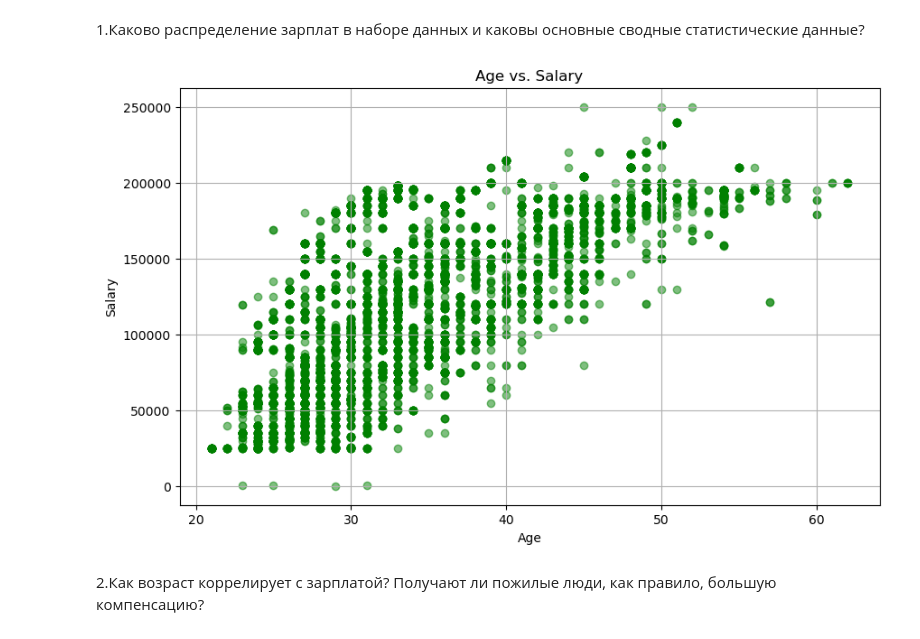
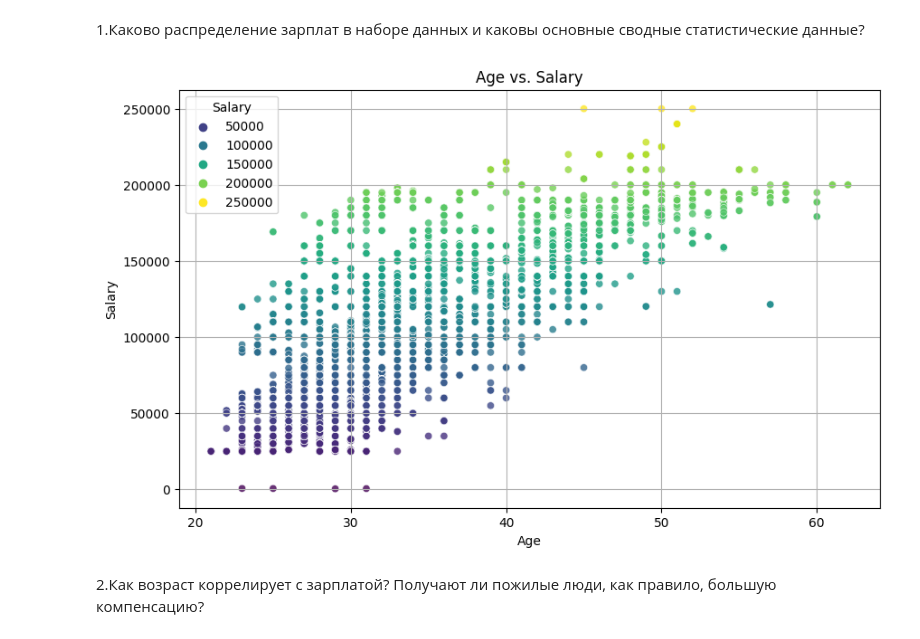
Before and after one commit to Gontafi/Salary_data_analys, a Jupyter notebook: project.ipynb, the cells around one changed output. Drawn from its saved outputs; the diff is of its cells as text; code cells hidden in the pictures.

```diff
--- a/project.ipynb
+++ b/project.ipynb
@@ -87,13 +99,14 @@ plt.show()
 1.Каково распределение зарплат в наборе данных и каковы основные сводные статистические данные?
 # %%
 plt.figure(figsize=(10, 6))
-plt.scatter(df["Age"], df["Salary"], c='green', alpha=0.5)
+sns.scatterplot(x='Age', y='Salary', data=df, hue='Salary', palette='viridis', alpha=0.8)
 plt.title('Age vs. Salary')
 plt.xlabel('Age')
 plt.ylabel('Salary')
 plt.grid(True)
+plt.show()
 # %% [output]
-[figure, old version]
+[figure, new version]
 # %% [markdown]
 2.Как возраст коррелирует с зарплатой? Получают ли пожилые люди, как правило, большую компенсацию?
 # %%
```
Also changed, not shown: parts of 23 cells of this notebook.
